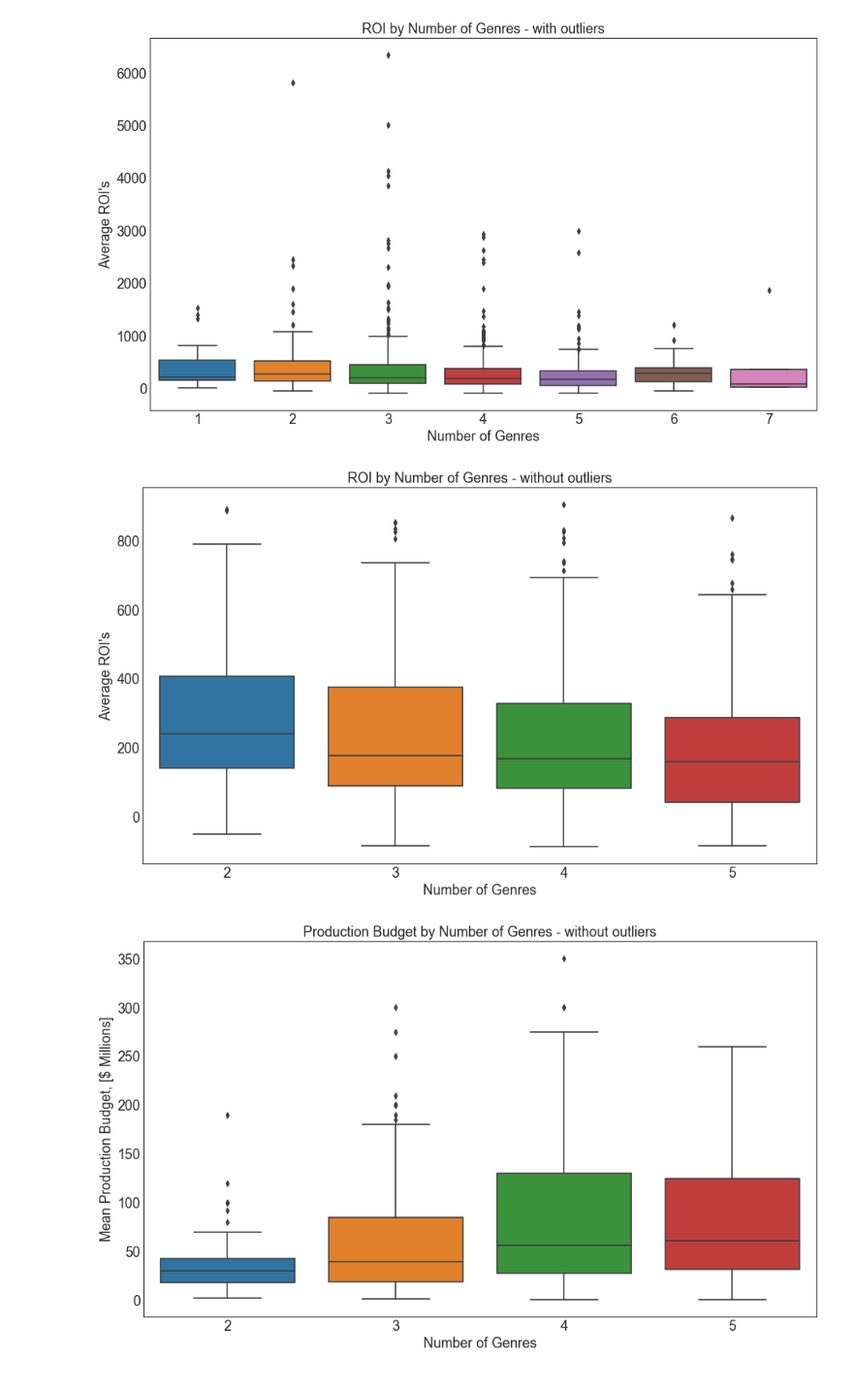
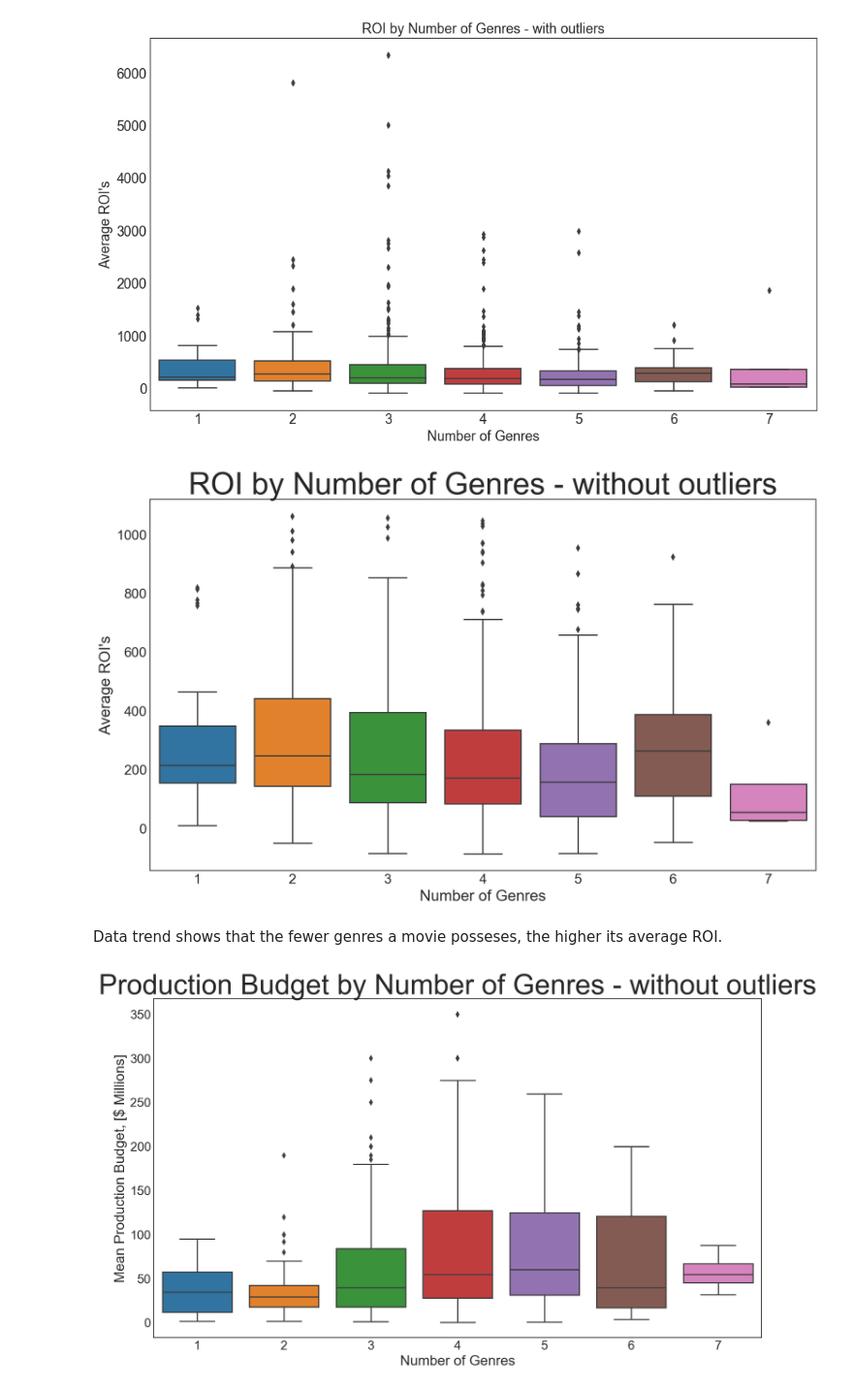
Before and after one commit to conlpate/dsc-mod-1-project-v2-1-onl01-dtsc-pt-052620, a Jupyter notebook: FINAL_MERGED.ipynb, the cells around one changed output. Shown at 97% size. Drawn from its saved outputs; the diff is of its cells as text; code cells hidden in the pictures.

```diff
--- a/FINAL_MERGED.ipynb
+++ b/FINAL_MERGED.ipynb
@@ -220,9 +227,12 @@ morenumbers_df['foreign_gross'] = (morenumbers_df['worldwide_gross']
 
 # Merging the DataFrames
 mergednumbers_df = numbers_df.merge(morenumbers_df, on='title', how='left')
-mergednumbers_df['domestic_gross'] = mergednumbers_df[['domestic_gross_x','domestic_gross_y']].max(axis=1)
-mergednumbers_df.drop(['domestic_gross_x', 'domestic_gross_y'], axis=1, inplace=True)
-mergednumbers_df['release_date'] = pd.to_datetime(mergednumbers_df['release_date'], errors='coerce')
+mergednumbers_df['domestic_gross'] = mergednumbers_df[
+    ['domestic_gross_x','domestic_gross_y']].max(axis=1)
+mergednumbers_df.drop(['domestic_gross_x', 'domestic_gross_y'], axis=1,
+                      inplace=True)
+mergednumbers_df['release_date'] = pd.to_datetime(
+    mergednumbers_df['release_date'], errors='coerce')
 
 df_columns = ['release_date', 'title', 'genres',
               'production_budget', 'domestic_gross',
@@ -615,36 +631,38 @@ plt.show()
 # %% [output]
 [figure]
 # %%
-# col_to_filter = ['ROI', 'genre_count']
-col_to_filter = ['roi','genres_count']
-plot_df_filtered = iqr_data_filter(final_df, col_to_filter, 1.5)
+#Remove outliers based on'roi'.
+col_to_filter = ['roi']
+plot_df_filtered = iqr_data_filter(final_df, col_to_filter, 2)
 
 # Draw Plot
-plt.figure(figsize=(14,8), dpi= 80)
+plt.figure(figsize=(14,8), dpi= 150)
 sns.boxplot(x='genres_count', y='roi', data=plot_df_filtered, notch=False)
 
 # Add labels for x and y axes
-plt.xlabel('Number of Genres')
-plt.ylabel("Average ROI's")
+plt.xlabel('Number of Genres', fontsize = 18)
+plt.ylabel("Average ROI's", fontsize = 18)
 
 # Add a title for the plot
-plt.title('ROI by Number of Genres - without outliers')
+plt.title('ROI by Number of Genres - without outliers', fontsize = 36)
 
 plt.show()
 # %% [output]
-[figure, old version]
+[figure, new version]
+# %% [markdown]
+Data trend shows that the fewer genres a movie posseses, the higher its average ROI.
 # %%
 # Draw Plot
-plt.figure(figsize=(14,8), dpi= 80)
+plt.figure(figsize=(14,8), dpi= 150)
 sns.boxplot(x='genres_count', y='production_budget', data=plot_df_filtered, notch=False)
 
-# Add labels for x and y axes
-plt.xlabel('Number of Genres')
-plt.ylabel("Mean Production Budget, [$ Millions]")
+# Add Labels for x and y Axes
+plt.xlabel('Number of Genres', fontsize = 18)
+plt.ylabel("Mean Production Budget, [$ Millions]", fontsize = 18)
 
-# Add a title for the plot
-plt.title('Production Budget by Number of Genres - without outliers')
+# Add Title to Plot
+plt.title('Production Budget by Number of Genres - without outliers', fontsize = 36)
 
 plt.show()
 # %% [output]
-[figure, old version]
+[figure, new version]
```
Also changed, not shown: parts of 68 cells of this notebook, 1 other file.
